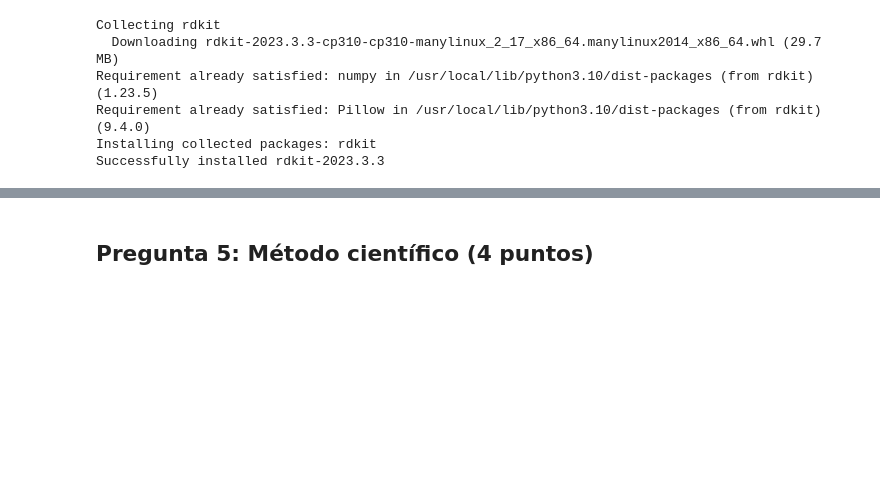
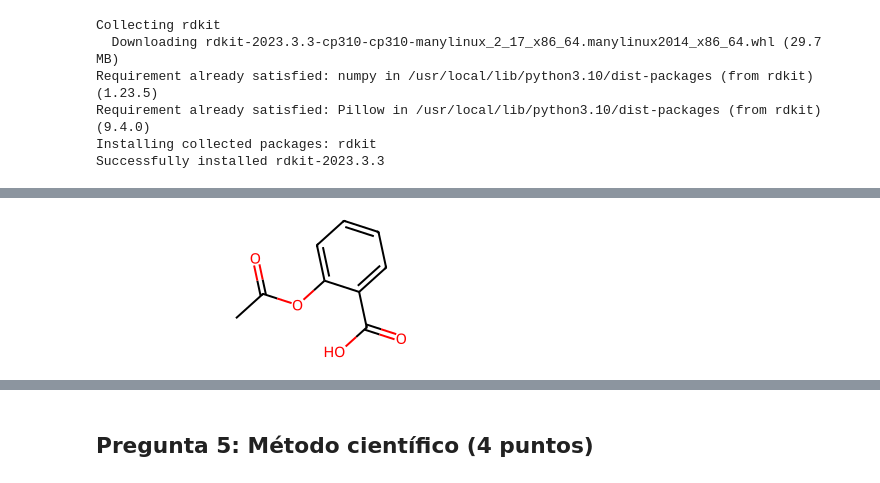
Before and after one commit to luisbizarro/PC1Quimica, a Jupyter notebook: PC_2_Quimica_UNMSM.ipynb, the cells around one changed output, grey strips where cells are left out. Drawn from its saved outputs; the diff is of its cells as text; code cells hidden in the pictures; blank space fills up the shorter version.

```diff
--- a/PC_2_Quimica_UNMSM.ipynb
+++ b/PC_2_Quimica_UNMSM.ipynb
@@ -194,0 +200,7 @@ SyntaxError: ignored
+# %%
+from rdkit.Chem import MolFromSmiles
+
+aspirina = "CC(=O)OC1=CC=CC=C1C(=O)O"
+MolFromSmiles(aspirina)
+# %% [output]
+[figure, added]
```
Also changed, not shown: parts of 7 cells of this notebook.
